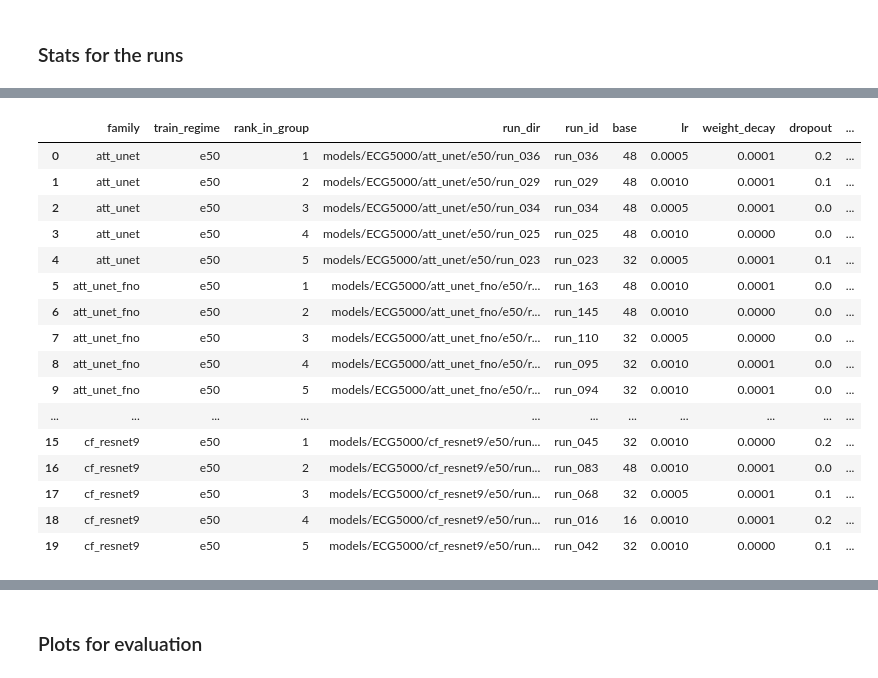
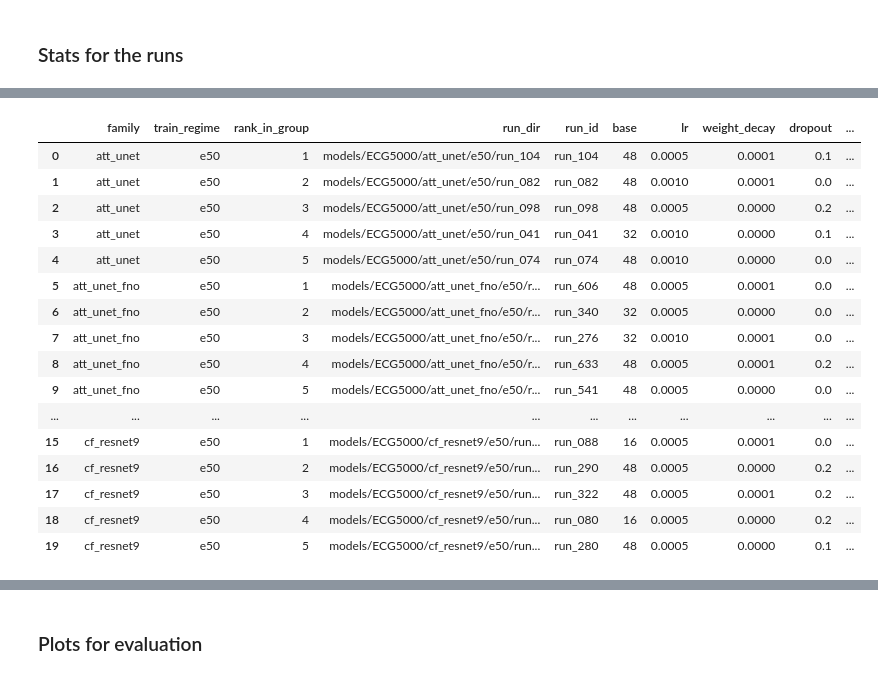
Before and after one commit to Hontika/Applying_Fourier_Neural_Operators_to_ECG_Time-Series_Classification, a Jupyter notebook: Pipeline.ipynb, the cells around one changed output, grey strips where cells are left out. Saved outputs shown, nothing was run; the diff lists cells and outputs as text; code cells hidden in the pictures.

```diff
--- a/Pipeline.ipynb
+++ b/Pipeline.ipynb
@@ -2653,6 +2785,8 @@ Regimes present: ['e50']
 # %%
 # ===========================================================
-# Create top-5 per (regime, family)
+# Create validation-ranked top-5 candidates per (regime, family)
+#   Selection uses validation macro-F1, validation balanced accuracy, validation loss,
+#   then parameter count. Test metrics are reported outcomes only.
 #   -> models/<DATASET_NAME>/top5_per_family_per_regime.csv
 # ===========================================================
 
@@ -2663,35 +2797,42 @@ MODELS_DIR = Path("models") / DATASET_NAME
 EVAL_ALL_PATH = MODELS_DIR / "eval_stats_all.csv"
 OUT_PATH = MODELS_DIR / "top5_per_family_per_regime.csv"
 
-def make_top5_per_family_per_regime(metric="macro_f1", k=5):
+
+def make_top5_per_family_per_regime(metric=None, k=5):
     if not EVAL_ALL_PATH.exists():
         raise FileNotFoundError(f"Missing: {EVAL_ALL_PATH}. Run evaluation first.")
 
     df = pd.read_csv(EVAL_ALL_PATH)
+    selection_metric = metric or ("val_macro_f1" if "val_macro_f1" in df.columns else "macro_f1")
 
-    needed = {"family", "train_regime", metric}
+    needed = {"family", "train_regime", "macro_f1", selection_metric}
     if not needed.issubset(df.columns):
         raise RuntimeError(f"eval_stats_all.csv missing required columns: {needed - set(df.columns)}")
 
     df = df.copy()
     df["family"] = df["family"].astype(str).str.strip()
     df["train_regime"] = df["train_regime"].astype(str).str.strip()
-    df[metric] = pd.to_numeric(df[metric], errors="coerce")
-    df = df.dropna(subset=[metric])
 
+    numeric_cols = [
+        "val_macro_f1", "val_balanced_acc", "val_loss", "val_acc",
+        "macro_f1", "balanced_acc", "test_acc", "test_macro_recall",
+        "model_seed", "params_million",
+    ]
+    for col in numeric_cols:
+        if col in df.columns:
+            df[col] = pd.to_numeric(df[col], errors="coerce")
+
+    df = df.dropna(subset=[selection_metric, "macro_f1"])
     if df.empty:
-        raise RuntimeError(f"No valid rows found after cleaning metric column: {metric}")
+        raise RuntimeError(f"No valid rows found after cleaning selection metric: {selection_metric}")
 
-    sort_cols = ["train_regime", "family", metric]
-    ascending = [True, True, False]
-    for tie_col in ["balanced_acc", "test_acc", "val_acc", "params_million"]:
-        if tie_col in df.columns:
-            df[tie_col] = pd.to_numeric(df[tie_col], errors="coerce")
-            sort_cols.append(tie_col)
-            # Prefer stronger metrics, then smaller models if all else is tied.
-            ascending.append(True if tie_col == "params_million" else False)
+    sort_cols = ["train_regime", "family"]
+    ascending = [True, True]
+    for col in [selection_metric, "val_balanced_acc", "val_loss", "params_million"]:
+        if col in df.columns and col not in sort_cols:
+            sort_cols.append(col)
+            ascending.append(True if col in ["val_loss", "params_million"] else False)
 
-    # Top-k per (regime, family), with deterministic tie-breaking.
     top = (
         df.sort_values(sort_cols, ascending=ascending)
           .groupby(["train_regime", "family"], as_index=False, group_keys=False)
@@ -2699,19 +2840,28 @@ def make_top5_per_family_per_regime(metric="macro_f1", k=5):
           .reset_index(drop=True)
     )
 
-    top.insert(
-        2,
-        "rank_in_group",
-        top.groupby(["train_regime", "family"])[metric]
+    rank_values = (
+        top.groupby(["train_regime", "family"])[selection_metric]
            .rank(method="first", ascending=False)
            .astype(int)
     )
+    if "rank_in_group" in top.columns:
+        top["rank_in_group"] = rank_values
+    else:
+        top.insert(2, "rank_in_group", rank_values)
+
+    if "selection_metric" in top.columns:
+        top["selection_metric"] = selection_metric
+    else:
+        top.insert(3, "selection_metric", selection_metric)
 
     top.to_csv(OUT_PATH, index=False)
     print("Saved:", OUT_PATH)
+    print("Selection metric:", selection_metric)
     print("Rows:", len(top), "| groups:", top.groupby(["train_regime", "family"]).ngroups)
     return top
 
+
 df_top5_regime = make_top5_per_family_per_regime()
 df_top5_regime.head(20)
 # %% [output]
@@ -2720,17 +2871,17 @@ Rows: 50 | groups: 10
 |  | family | train_regime | rank_in_group | run_dir | run_id | base | lr | weight_decay | dropout | ... |
-| 0 | att_unet | e50 | 1 | models/ECG5000/att_unet/e50/run_036 | run_036 | 48 | 0.0005 | 0.0001 | 0.2 | ... |
-| 1 | att_unet | e50 | 2 | models/ECG5000/att_unet/e50/run_029 | run_029 | 48 | 0.0010 | 0.0001 | 0.1 | ... |
-| 2 | att_unet | e50 | 3 | models/ECG5000/att_unet/e50/run_034 | run_034 | 48 | 0.0005 | 0.0001 | 0.0 | ... |
-| 3 | att_unet | e50 | 4 | models/ECG5000/att_unet/e50/run_025 | run_025 | 48 | 0.0010 | 0.0000 | 0.0 | ... |
-| 4 | att_unet | e50 | 5 | models/ECG5000/att_unet/e50/run_023 | run_023 | 32 | 0.0005 | 0.0001 | 0.1 | ... |
-| 5 | att_unet_fno | e50 | 1 | models/ECG5000/att_unet_fno/e50/r... | run_163 | 48 | 0.0010 | 0.0001 | 0.0 | ... |
-| 6 | att_unet_fno | e50 | 2 | models/ECG5000/att_unet_fno/e50/r... | run_145 | 48 | 0.0010 | 0.0000 | 0.0 | ... |
-| 7 | att_unet_fno | e50 | 3 | models/ECG5000/att_unet_fno/e50/r... | run_110 | 32 | 0.0005 | 0.0000 | 0.0 | ... |
-| 8 | att_unet_fno | e50 | 4 | models/ECG5000/att_unet_fno/e50/r... | run_095 | 32 | 0.0010 | 0.0001 | 0.0 | ... |
-| 9 | att_unet_fno | e50 | 5 | models/ECG5000/att_unet_fno/e50/r... | run_094 | 32 | 0.0010 | 0.0001 | 0.0 | ... |
+| 0 | att_unet | e50 | 1 | models/ECG5000/att_unet/e50/run_104 | run_104 | 48 | 0.0005 | 0.0001 | 0.1 | ... |
+| 1 | att_unet | e50 | 2 | models/ECG5000/att_unet/e50/run_082 | run_082 | 48 | 0.0010 | 0.0001 | 0.0 | ... |
+| 2 | att_unet | e50 | 3 | models/ECG5000/att_unet/e50/run_098 | run_098 | 48 | 0.0005 | 0.0000 | 0.2 | ... |
+| 3 | att_unet | e50 | 4 | models/ECG5000/att_unet/e50/run_041 | run_041 | 32 | 0.0010 | 0.0000 | 0.1 | ... |
+| 4 | att_unet | e50 | 5 | models/ECG5000/att_unet/e50/run_074 | run_074 | 48 | 0.0010 | 0.0000 | 0.0 | ... |
+| 5 | att_unet_fno | e50 | 1 | models/ECG5000/att_unet_fno/e50/r... | run_606 | 48 | 0.0005 | 0.0001 | 0.0 | ... |
+| 6 | att_unet_fno | e50 | 2 | models/ECG5000/att_unet_fno/e50/r... | run_340 | 32 | 0.0005 | 0.0000 | 0.0 | ... |
+| 7 | att_unet_fno | e50 | 3 | models/ECG5000/att_unet_fno/e50/r... | run_276 | 32 | 0.0010 | 0.0001 | 0.0 | ... |
+| 8 | att_unet_fno | e50 | 4 | models/ECG5000/att_unet_fno/e50/r... | run_633 | 48 | 0.0005 | 0.0001 | 0.2 | ... |
+| 9 | att_unet_fno | e50 | 5 | models/ECG5000/att_unet_fno/e50/r... | run_541 | 48 | 0.0005 | 0.0000 | 0.0 | ... |
 | ... | ... | ... | ... | ... | ... | ... | ... | ... | ... | ... |
-| 15 | cf_resnet9 | e50 | 1 | models/ECG5000/cf_resnet9/e50/run... | run_045 | 32 | 0.0010 | 0.0000 | 0.2 | ... |
-| 16 | cf_resnet9 | e50 | 2 | models/ECG5000/cf_resnet9/e50/run... | run_083 | 48 | 0.0010 | 0.0001 | 0.0 | ... |
-| 17 | cf_resnet9 | e50 | 3 | models/ECG5000/cf_resnet9/e50/run... | run_068 | 32 | 0.0005 | 0.0001 | 0.1 | ... |
-| 18 | cf_resnet9 | e50 | 4 | models/ECG5000/cf_resnet9/e50/run... | run_016 | 16 | 0.0010 | 0.0001 | 0.2 | ... |
-| 19 | cf_resnet9 | e50 | 5 | models/ECG5000/cf_resnet9/e50/run... | run_042 | 32 | 0.0010 | 0.0000 | 0.1 | ... |
+| 15 | cf_resnet9 | e50 | 1 | models/ECG5000/cf_resnet9/e50/run... | run_088 | 16 | 0.0005 | 0.0001 | 0.0 | ... |
+| 16 | cf_resnet9 | e50 | 2 | models/ECG5000/cf_resnet9/e50/run... | run_290 | 48 | 0.0005 | 0.0000 | 0.2 | ... |
+| 17 | cf_resnet9 | e50 | 3 | models/ECG5000/cf_resnet9/e50/run... | run_322 | 48 | 0.0005 | 0.0001 | 0.2 | ... |
+| 18 | cf_resnet9 | e50 | 4 | models/ECG5000/cf_resnet9/e50/run... | run_080 | 16 | 0.0005 | 0.0000 | 0.2 | ... |
+| 19 | cf_resnet9 | e50 | 5 | models/ECG5000/cf_resnet9/e50/run... | run_280 | 48 | 0.0005 | 0.0000 | 0.1 | ... |
```
Also changed, not shown: parts of 20 cells of this notebook, 36 other files.
